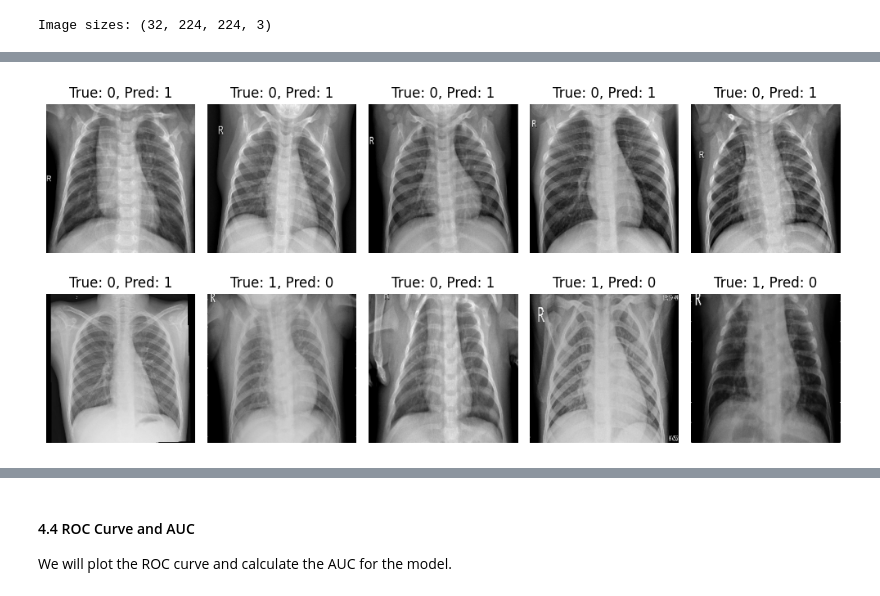
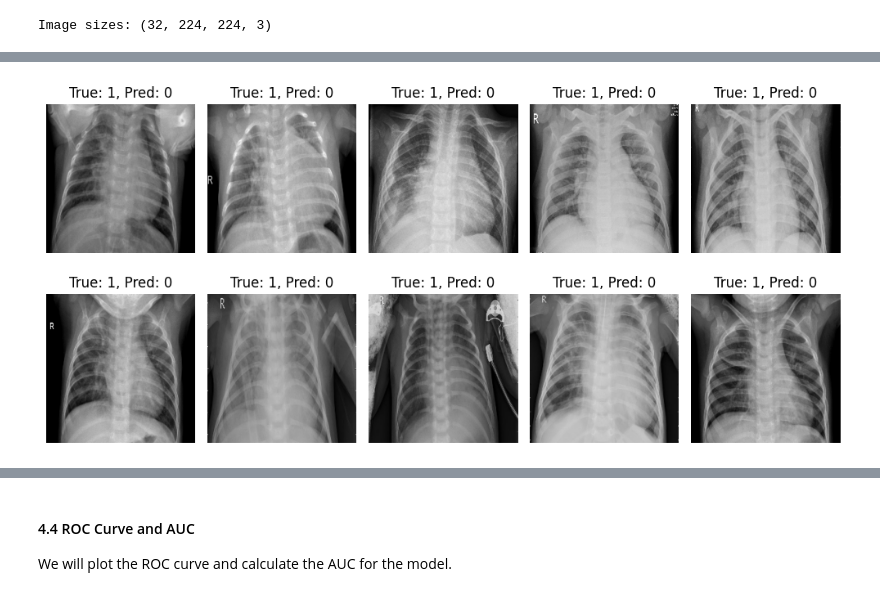
Before and after one commit to Group-6-Software-Development/Neural_Network_Project, a Jupyter notebook: Notebooks/Project 3 - Detecting Pneumonia from X-ray Images.ipynb, the cells around one changed output, grey strips where cells are left out. Saved outputs shown, nothing was run; the diff lists cells and outputs as text; code cells hidden in the pictures.

```diff
--- a/Notebooks/Project 3 - Detecting Pneumonia from X-ray Images.ipynb
+++ b/Notebooks/Project 3 - Detecting Pneumonia from X-ray Images.ipynb
@@ -107,10 +121,10 @@ We will analyze the class distribution of the training dataset.
 # %%
-# Analyze the class distribution
-class_counts = {}
+# Analyze the class distribution for binary classification
+class_counts = {0: 0, 1: 0}
 
 for _, labels in train_dataset.unbatch():
-    label = np.argmax(labels.numpy())
-    class_counts[label] = class_counts.get(label, 0) + 1
+    label = labels.numpy()
+    class_counts[label] += 1
 
 print("Class distribution:", class_counts)
 # %% [output]
@@ -120,9 +134,9 @@ The training dataset has 3,875 Pneumonia images and 1,341 Normal images. As we c
 # %%
-# Extract and flatten labels from the dataset
+# Extract labels from the dataset
 all_labels = []
 
 for _, labels in train_dataset.unbatch():
-    all_labels.append(np.argmax(labels.numpy(), axis=-1))
+    all_labels.append(labels.numpy())
 
 all_labels = np.array(all_labels)
 
@@ -161,7 +179,8 @@ for images, labels in train_dataset.take(1):
     for i in range(6):
         plt.subplot(3, 6, i + 1)
         plt.imshow(images[i].numpy().astype("uint8"))
-        plt.title(f"Normal {labels[i]}" if np.argmax(labels[i]) == 0 else f"Pneumonia {labels[i]}")
+
+        plt.title(f"Normal {labels[i]}" if labels[i] == 0 else f"Pneumonia {labels[i]}")
         plt.axis("off")
 
 plt.tight_layout()
@@ -177,5 +197,0 @@ We will preprocess the data by normalizing the pixel values.
-# %%
-# Preprocess the data
-train_dataset = train_dataset.map(lambda x, y: (preprocess_input(x), y))
-val_dataset = val_dataset.map(lambda x, y: (preprocess_input(x), y))
-test_dataset = test_dataset.map(lambda x, y: (preprocess_input(x), y))
@@ -398,34 +457,34 @@ Let's take a look at some of the incorrectly classified images.
 predictions = model.predict(test_dataset, verbose=0)
 
 # Convert probabilities to binary labels (0 or 1)
 predicted_labels = np.argmax(predictions, axis=1)
 
 # Extract true labels and images from the dataset
 true_labels = []
 images = []
 
 for image_batch, label_batch in test_dataset:
     images.extend(image_batch.numpy())  # Collect images
     true_labels.extend(label_batch.numpy())  # Collect true labels
 
-# Convert true labels to class indices (from one-hot encoding)
-true_labels = np.argmax(true_labels, axis=1)
+# Convert true labels to a numpy array (no need for argmax)
+true_labels = np.array(true_labels)
 
 # Identify misclassified images
 wrong_indices = np.where(predicted_labels != true_labels)[0]
 
 # Display some of the wrongly identified images
 num_images = min(10, len(wrong_indices))  # Limit to 10 images for display
 plt.figure(figsize=(10, 5))
 
 for i, idx in enumerate(wrong_indices[:num_images]):
     plt.subplot(2, 5, i + 1)
     plt.imshow(images[idx].astype("uint8"))  # Convert image data to displayable format
     plt.title(f"True: {true_labels[idx]}, Pred: {predicted_labels[idx]}")
     plt.axis("off")
 
 plt.tight_layout()
 plt.show()
 # %% [output]
-[figure, old version]
+[figure, new version]
 # %% [markdown]
```
Also changed, not shown: parts of 52 cells of this notebook.
